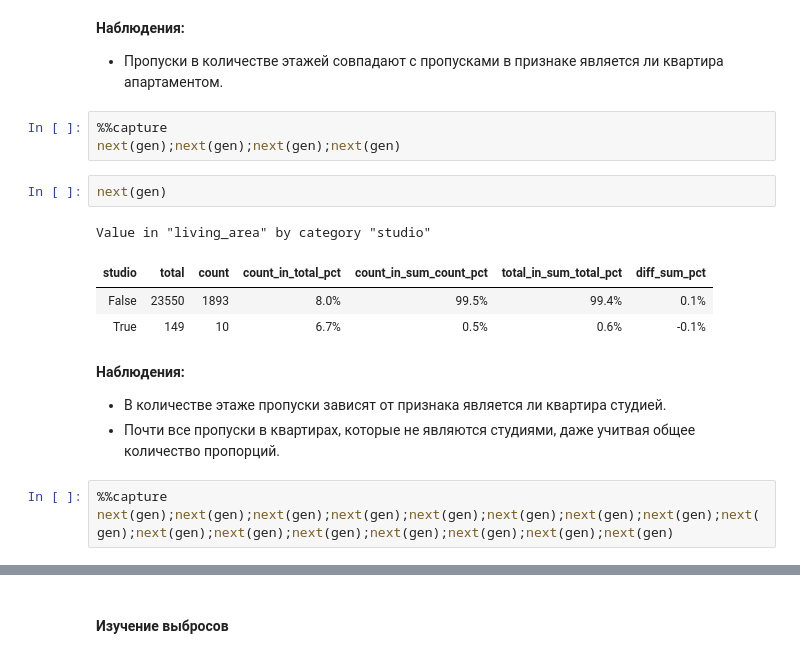
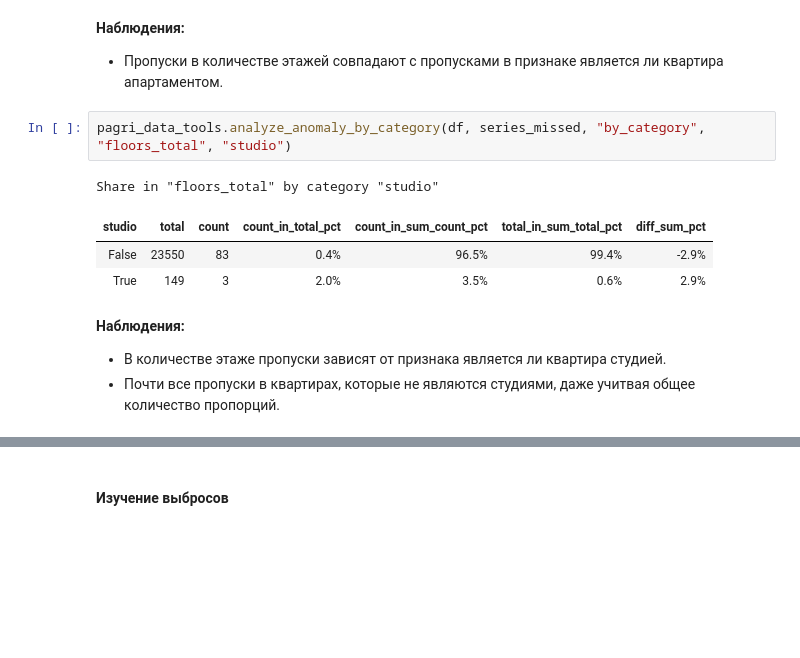
Before and after one commit to PAGriAnalytics/pagri-projects, a Jupyter notebook: quarto/projects/housing-ads-investigation/housing_ads_investigation.ipynb, the cells around one changed output, grey strips where cells are left out. Cells and saved outputs as stored; diff of their text form; blank space fills up the shorter version.

```diff
--- a/quarto/projects/housing-ads-investigation/housing_ads_investigation.ipynb
+++ b/quarto/projects/housing-ads-investigation/housing_ads_investigation.ipynb
@@ -596,20 +454,14 @@ Value in "floors_total" by category "is_apartment"
 # %% [markdown]
 **Наблюдения:**
 - Пропуски в количестве этажей совпадают с пропусками в признаке является ли квартира апартаментом.
-# %%
-%%capture
-next(gen);next(gen);next(gen);next(gen)
-# %%
-next(gen)
-# %% [output]
-Value in "living_area" by category "studio"
-| studio | total | count | count_in_total_pct | count_in_sum_count_pct | total_in_sum_total_pct | diff_sum_pct |
-| False | 23550 | 1893 | 8.0% | 99.5% | 99.4% | 0.1% |
-| True | 149 | 10 | 6.7% | 0.5% | 0.6% | -0.1% |
+# %%
+pagri_data_tools.analyze_anomaly_by_category(df, series_missed, "by_category", "floors_total", "studio")
+# %% [output]
+Share in "floors_total" by category "studio"
+| studio | total | count | count_in_total_pct | count_in_sum_count_pct | total_in_sum_total_pct | diff_sum_pct |
+| False | 23550 | 83 | 0.4% | 96.5% | 99.4% | -2.9% |
+| True | 149 | 3 | 2.0% | 3.5% | 0.6% | 2.9% |
 # %% [markdown]
 **Наблюдения:**
 - В количестве этаже пропуски зависят от признака является ли квартира студией.
 - Почти все пропуски в квартирах, которые не являются студиями, даже учитвая общее количество пропорций.
-# %%
-%%capture
-next(gen);next(gen);next(gen);next(gen);next(gen);next(gen);next(gen);next(gen);next(gen);next(gen);next(gen);next(gen);next(gen);next(gen);next(gen);next(gen)
```
Also changed, not shown: parts of 28 cells of this notebook.
